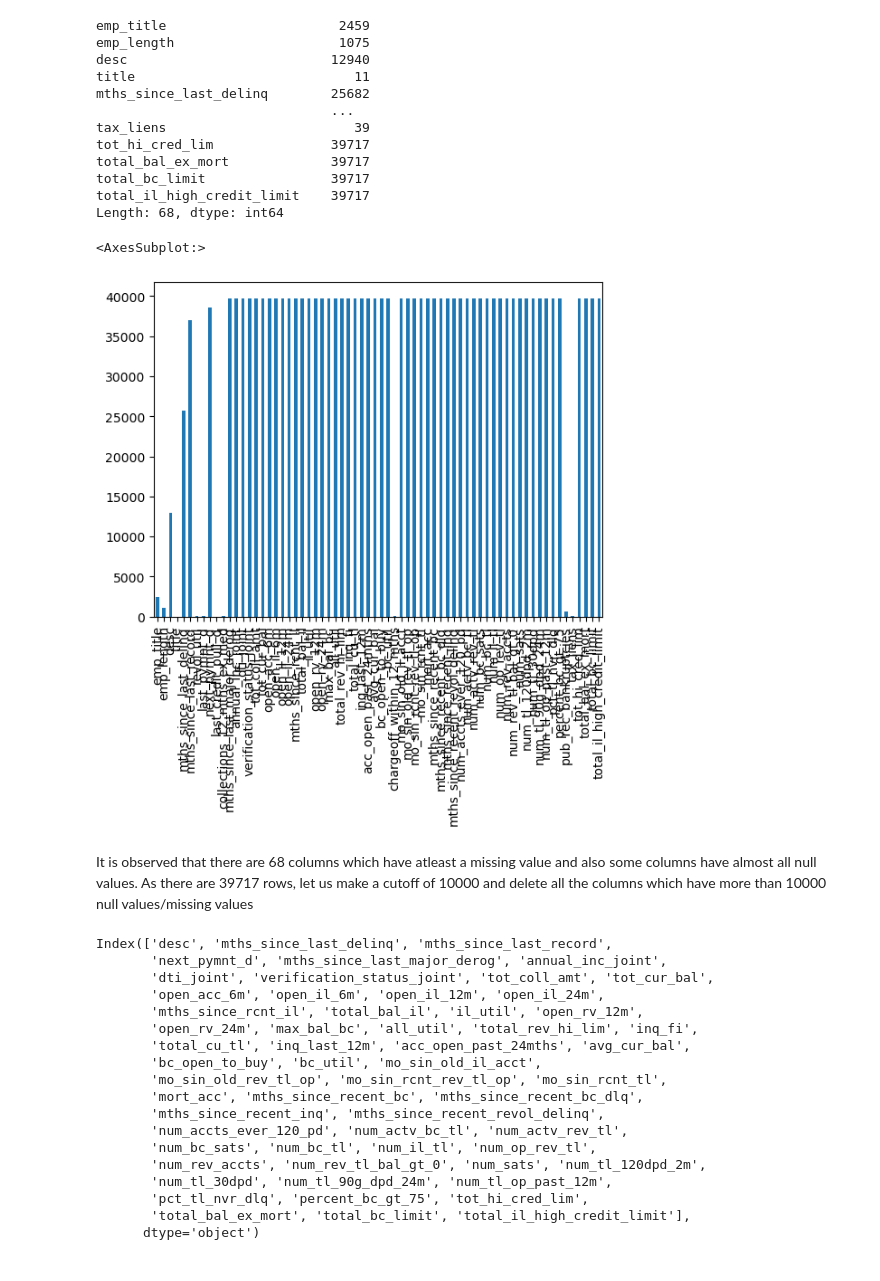
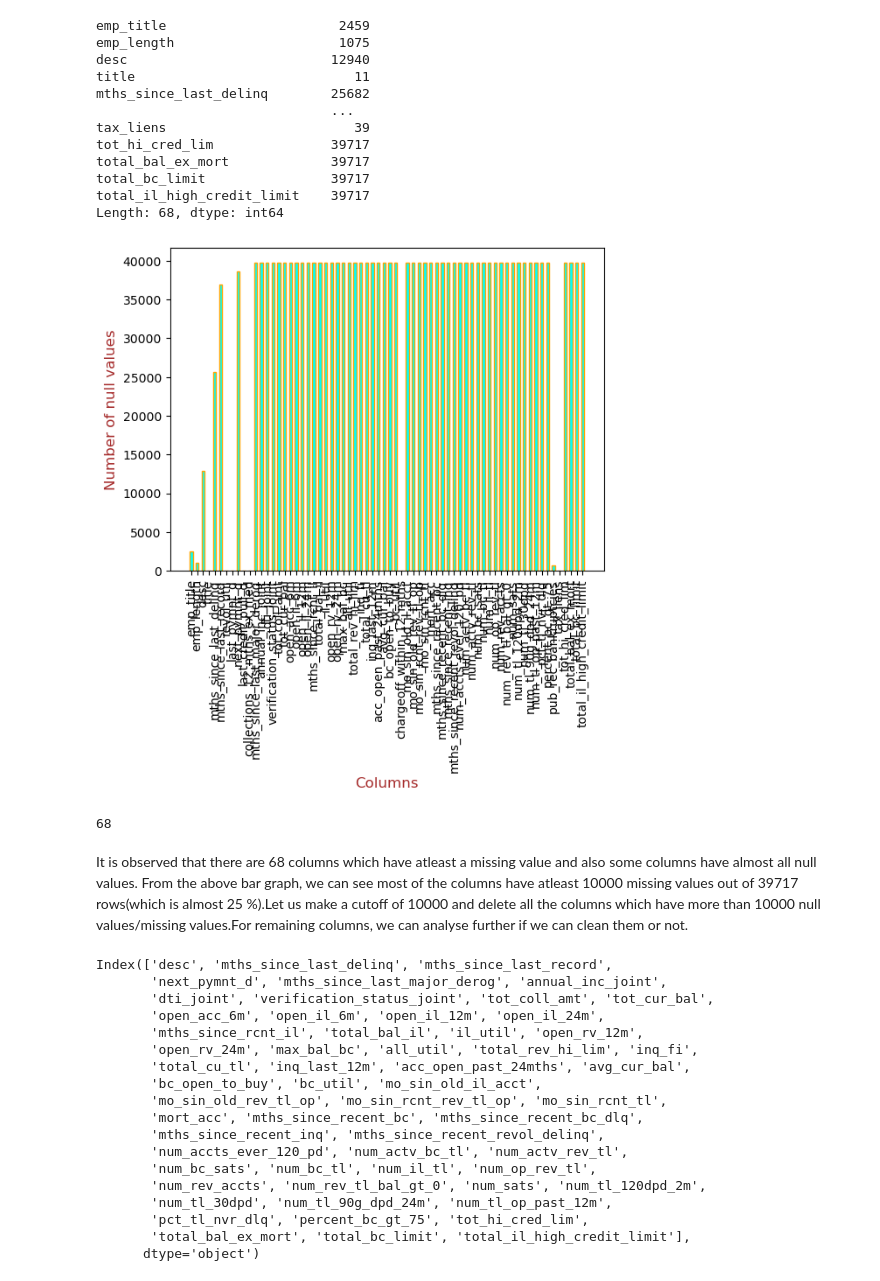
Before and after one commit to shivasaibondugula/LendingClub, a Jupyter notebook: shiva_sai_bondugula.ipynb, the cells around one changed output. Saved outputs shown, nothing was run; the diff lists cells and outputs as text; code cells hidden in the pictures.

```diff
--- a/shiva_sai_bondugula.ipynb
+++ b/shiva_sai_bondugula.ipynb
@@ -51,14 +52,21 @@ total_bal_ex_mort             39717
 total_bc_limit                39717
 total_il_high_credit_limit    39717
 Length: 68, dtype: int64
+# %%
+plt.bar(loan_data.isna().sum()[loan_data.isna().sum()>0].index,loan_data.isna().sum()[loan_data.isna().sum()>0].values,width=0.5, align='center', edgecolor='Orange',color='cyan')
+plt.xlabel("Columns", fontdict={'fontsize': 12, 'fontweight' : 5, 'color' : 'Brown'})
+plt.ylabel("Number of null values", fontdict={'fontsize': 12, 'fontweight' : 5, 'color' : 'Brown'})
+plt.xticks(rotation=90)
+plt.show()
+# %% [output]
+[figure, added]
 # %%
-loan_data.isna().sum()[loan_data.isna().sum()>0].plot.bar()
+loan_data.isna().sum()[loan_data.isna().sum()>0].count()
 # %% [output]
-<AxesSubplot:>
+68
-[figure, removed]
 # %% [markdown]
 It is observed that there are 68 columns which have atleast a missing value and also some columns have almost all null values.
-As there are 39717 rows, let us make a cutoff of 10000 and delete all the columns which have more than 10000 null values/missing values
+From the above bar graph, we can see most of the columns have atleast 10000 missing values out of 39717 rows(which is almost 25 %).Let us make a cutoff of 10000 and delete all the columns which have more than 10000 null values/missing values.For remaining columns, we can analyse further if we can clean them or not.
 # %%
 loan_data.isna().sum()[loan_data.isna().sum()>10000].index
 # %% [output]
```
Also changed, not shown: parts of 58 cells of this notebook.
